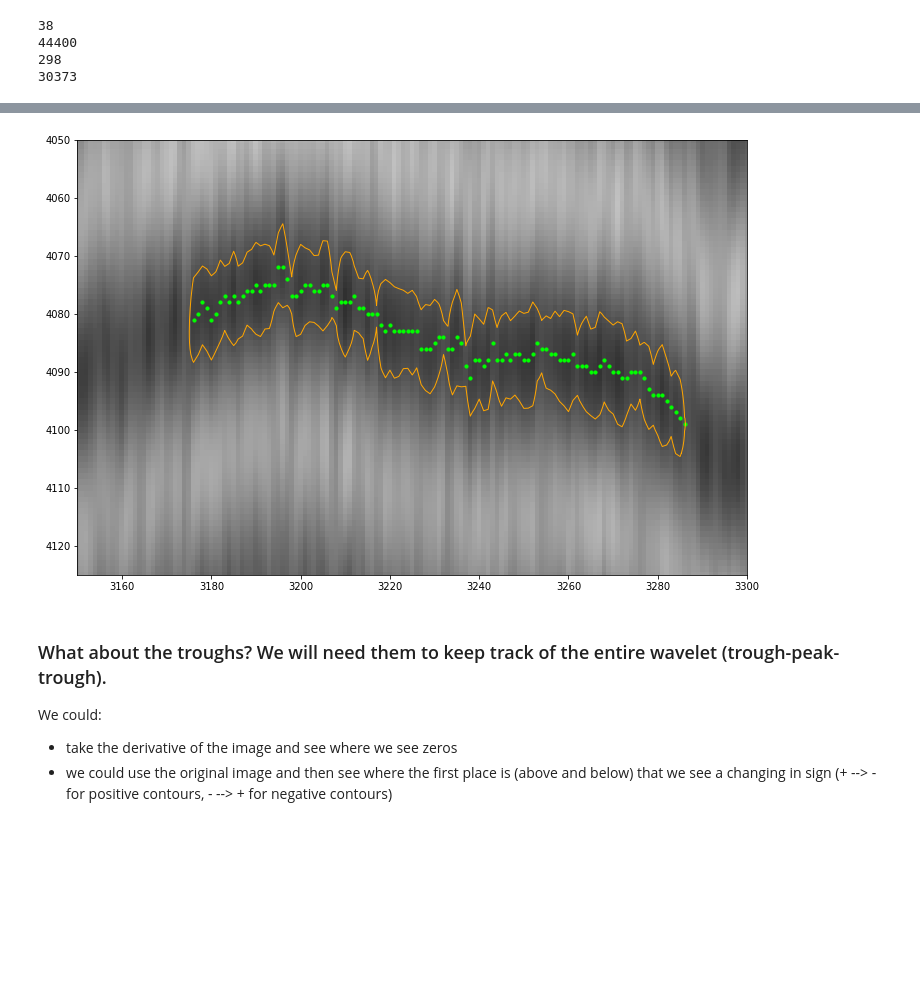
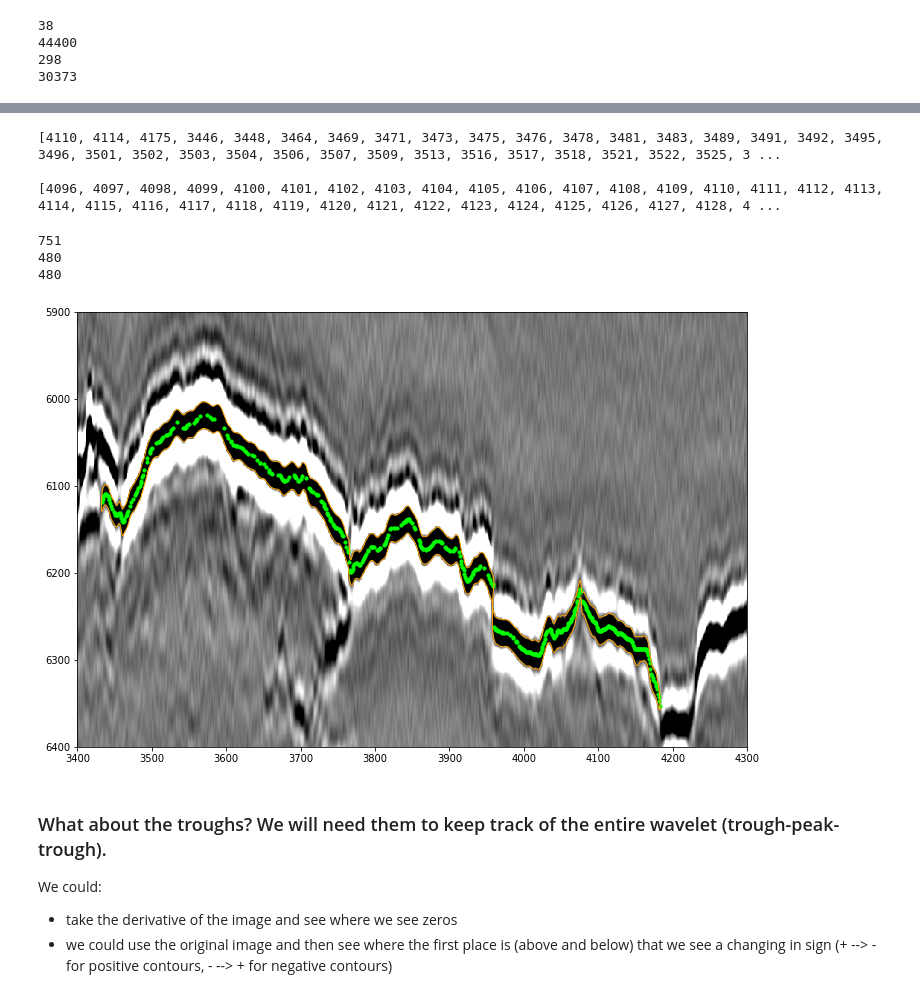
Before and after one commit to Jakidxav/ImpDAR_tutorials, a Jupyter notebook: autopicker/contour_troughs_negative.ipynb, the cells around one changed output, grey strips where cells are left out. Cells and saved outputs as stored; diff of their text form; code cells hidden in the pictures; blank space fills up the shorter version.

Commit message:
adding notebooks that extend the functionality of find_ridges() method so that it works for both positive and negative contours

```diff
--- a/autopicker/contour_troughs_negative.ipynb
+++ b/autopicker/contour_troughs_negative.ipynb
@@ -105,7 +105,7 @@ long_contours_neg = list(np.where(np.array(c_length_neg) > 500)[0])
 last_long_idx = long_contours_neg[-30:]
 last_long_contours = [neg[idx] for idx in last_long_idx]
 # %%
-z = 1
+z = 10
 argx1 = np.argmin(last_long_contours[z][:, 1])
 argx2 = np.argmax(last_long_contours[z][:, 1])
 # %%
@@ -142,6 +142,7 @@ for i, x in enumerate(uniquex):
 uniquex = [x for x in uniquex if x not in delete]
 # %%
 ridge_points = []
+to_delete = []
 # %%
 for i, point in enumerate(saved_points):
     if(len(point == 2)):
@@ -158,9 +159,23 @@ for i, point in enumerate(saved_points):
     y1 = int(last_long_contours[z][idx1, 0])
     y2 = int(last_long_contours[z][idx2, 0])
 
-    if len(data[y2:y1, x]) == 0:
-        ridge_points.append(np.where(data[:, x] == np.min(data[y1:y2, x]))[0])
+    #check to see whether *both* points lie in a ridge or trough (for positive and negative contours)
+    #only contains positive numbers: ridge --> search for troughs later
+    if np.logical_and(data[y1, x] > 0, data[y2, x] > 0):
+        if len(data[y2:y1, x]) == 0:
+            ridge_points.append(np.where(data[:, x] == np.max(data[y1:y2, x]))[0])
+        else:
+            ridge_points.append(np.where(data[:, x] == np.max(data[y2:y1, x]))[0])
+
+    #only contains negative numbers: trough --> search for ridges later
+    elif np.logical_and(data[y1, x] < 0, data[y2, x] < 0):
+        if len(data[y2:y1, x]) == 0:
+            ridge_points.append(np.where(data[:, x] == np.min(data[y1:y2, x]))[0])
+        else:
+            ridge_points.append(np.where(data[:, x] == np.min(data[y2:y1, x]))[0])
+
+    #else the points contain both a positive and negative value, we need to skip over that
+    #if we skip over that point, we need to delete it from uniquex and saved_points
     else:
-        ridge_points.append(np.where(data[:, x] == np.min(data[y2:y1, x]))[0])
-
-ridge_points = [elem[0] for elem in ridge_points]
+        print(i, 'Here')
+        to_delete.append(x)
@@ -167,21 +200,38 @@ ridge_points = [elem[0] for elem in ridge_points]
+# %%
+print(to_delete, '\n')
+print(uniquex)
+# %% [output]
+[4110, 4114, 4175, 3446, 3448, 3464, 3469, 3471, 3473, 3475, 3476, 3478, 3481, 3483, 3489, 3491, 3492, 3495, 3496, 3501, 3502, 3503, 3504, 3506, 3507, 3509, 3513, 3516, 3517, 3518, 3521, 3522, 3525, 3 ...
+
+[4096, 4097, 4098, 4099, 4100, 4101, 4102, 4103, 4104, 4105, 4106, 4107, 4108, 4109, 4110, 4111, 4112, 4113, 4114, 4115, 4116, 4117, 4118, 4119, 4120, 4121, 4122, 4123, 4124, 4125, 4126, 4127, 4128, 4 ...
+# %%
+uniquex = [x for x in uniquex if x not in to_delete]
+# %%
+print(len(saved_points))
+print(len(uniquex))
+print(len(ridge_points))
+# %% [output]
+751
+480
+480
 # %%
 %matplotlib inline
 fig, ax = plt.subplots(figsize=(12, 8))
 p = ax.imshow(data, cmap='gray', aspect='auto', vmin=mini, vmax=maxi, interpolation='nearest')
 
 plt.plot(last_long_contours[z][:, 1], last_long_contours[z][:, 0], color='orange', linewidth=1)
 
 for i, x in enumerate(uniquex):
     y = ridge_points[i]
     ax.scatter(x, y, color='lime', marker='o', s=10)
 
-plt.xlim([3150, 3300])
-plt.ylim([4125, 4050])
+plt.xlim([3400, 4300])
+plt.ylim([6400, 5900])
 
 
 plt.show()
 # %% [output]
-[figure, old version]
+[figure, new version]
 # %% [markdown]
 ### What about the troughs? We will need them to keep track of the entire wavelet (trough-peak-trough).
 
```
Also changed, not shown: parts of 5 cells of this notebook, 1 other file.
